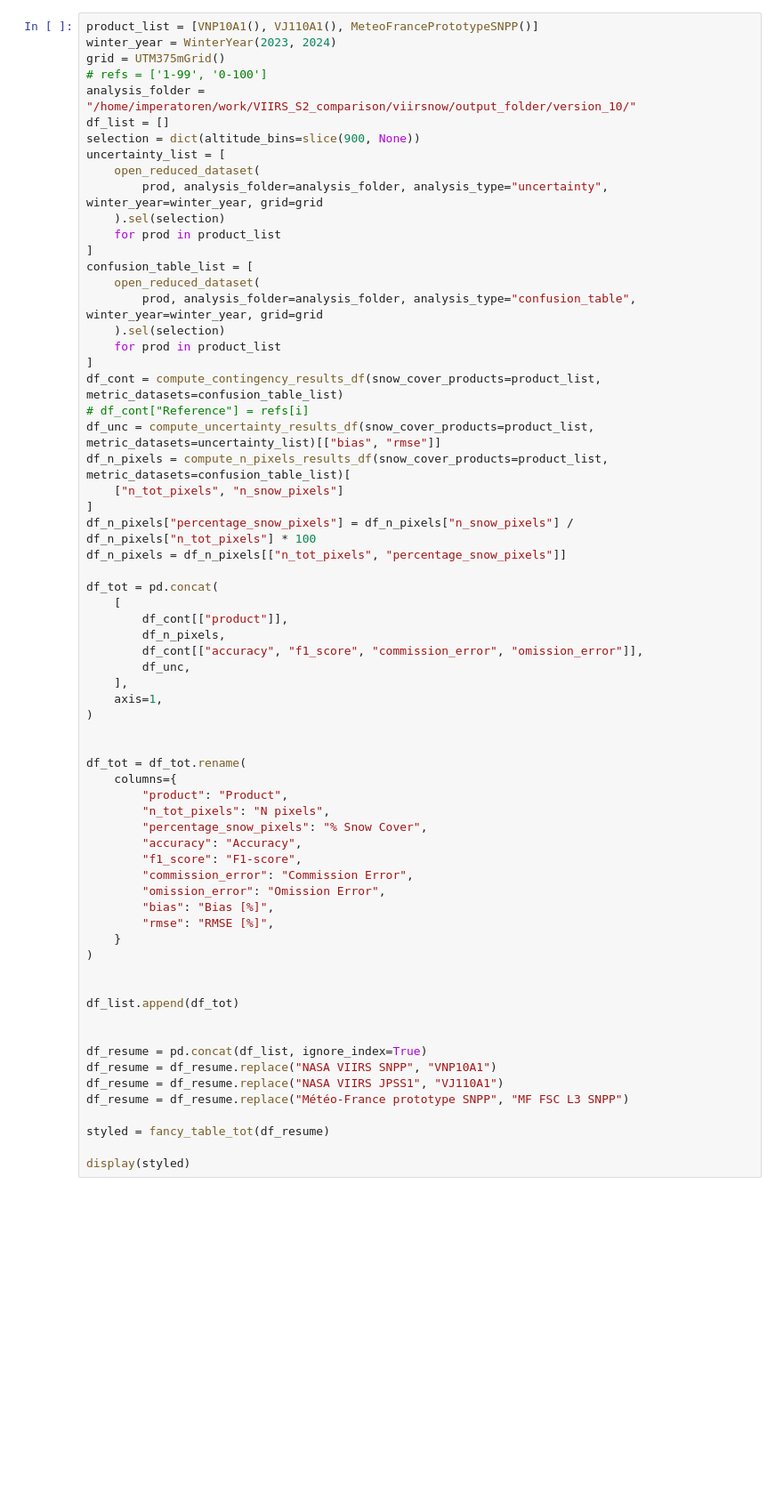
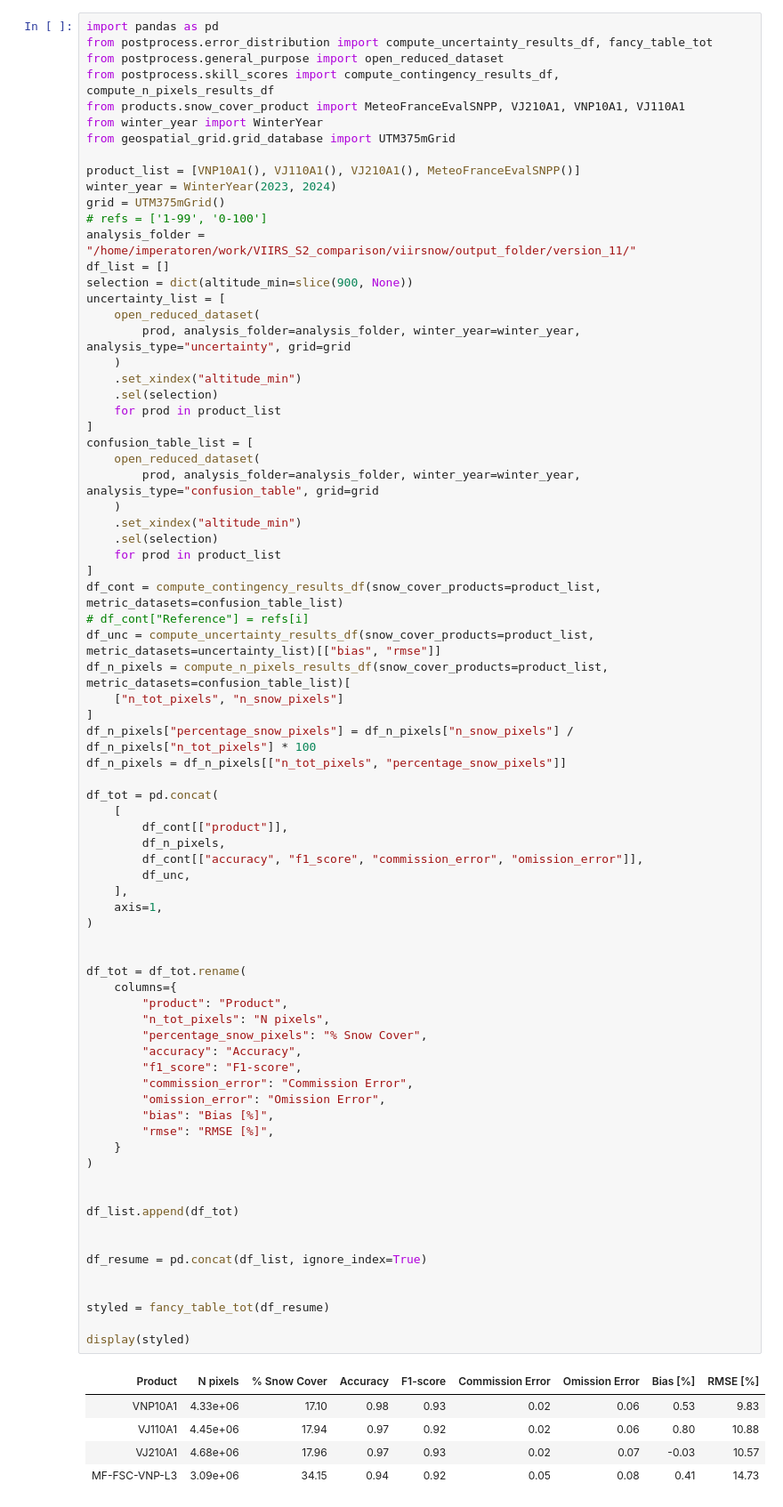
Before and after one commit to nicolaimpe/viirsnow, a Jupyter notebook: notebooks/article_illustrations.ipynb, the cells around one changed output. Shown at 89% size. Saved outputs shown, nothing was run; the diff lists cells and outputs as text; blank space fills up the shorter version.

```diff
--- a/notebooks/article_illustrations.ipynb
+++ b/notebooks/article_illustrations.ipynb
@@ -280,21 +227,33 @@ fig.patch.set_alpha(0.0)
 # %%
-product_list = [VNP10A1(), VJ110A1(), MeteoFrancePrototypeSNPP()]
+import pandas as pd
+from postprocess.error_distribution import compute_uncertainty_results_df, fancy_table_tot
+from postprocess.general_purpose import open_reduced_dataset
+from postprocess.skill_scores import compute_contingency_results_df, compute_n_pixels_results_df
+from products.snow_cover_product import MeteoFranceEvalSNPP, VJ210A1, VNP10A1, VJ110A1
+from winter_year import WinterYear
+from geospatial_grid.grid_database import UTM375mGrid
+
+product_list = [VNP10A1(), VJ110A1(), VJ210A1(), MeteoFranceEvalSNPP()]
 winter_year = WinterYear(2023, 2024)
 grid = UTM375mGrid()
 # refs = ['1-99', '0-100']
-analysis_folder = "/home/imperatoren/work/VIIRS_S2_comparison/viirsnow/output_folder/version_10/"
+analysis_folder = "/home/imperatoren/work/VIIRS_S2_comparison/viirsnow/output_folder/version_11/"
 df_list = []
-selection = dict(altitude_bins=slice(900, None))
+selection = dict(altitude_min=slice(900, None))
 uncertainty_list = [
     open_reduced_dataset(
-        prod, analysis_folder=analysis_folder, analysis_type="uncertainty", winter_year=winter_year, grid=grid
-    ).sel(selection)
+        prod, analysis_folder=analysis_folder, winter_year=winter_year, analysis_type="uncertainty", grid=grid
+    )
+    .set_xindex("altitude_min")
+    .sel(selection)
     for prod in product_list
 ]
 confusion_table_list = [
     open_reduced_dataset(
-        prod, analysis_folder=analysis_folder, analysis_type="confusion_table", winter_year=winter_year, grid=grid
-    ).sel(selection)
+        prod, analysis_folder=analysis_folder, winter_year=winter_year, analysis_type="confusion_table", grid=grid
+    )
+    .set_xindex("altitude_min")
+    .sel(selection)
     for prod in product_list
 ]
 df_cont = compute_contingency_results_df(snow_cover_products=product_list, metric_datasets=confusion_table_list)
@@ -313,33 +272,37 @@ df_tot = pd.concat(
         df_cont[["accuracy", "f1_score", "commission_error", "omission_error"]],
         df_unc,
     ],
     axis=1,
 )
 
 
 df_tot = df_tot.rename(
     columns={
         "product": "Product",
         "n_tot_pixels": "N pixels",
         "percentage_snow_pixels": "% Snow Cover",
         "accuracy": "Accuracy",
         "f1_score": "F1-score",
         "commission_error": "Commission Error",
         "omission_error": "Omission Error",
         "bias": "Bias [%]",
         "rmse": "RMSE [%]",
     }
 )
 
 
 df_list.append(df_tot)
 
 
 df_resume = pd.concat(df_list, ignore_index=True)
-df_resume = df_resume.replace("NASA VIIRS SNPP", "VNP10A1")
-df_resume = df_resume.replace("NASA VIIRS JPSS1", "VJ110A1")
-df_resume = df_resume.replace("Météo-France prototype SNPP", "MF FSC L3 SNPP")
+
 
 styled = fancy_table_tot(df_resume)
 
 display(styled)
+# %% [output]
+| Product | N pixels | % Snow Cover | Accuracy | F1-score | Commission Error | Omission Error | Bias [%] | RMSE [%] |
+| VNP10A1 | 4.33e+06 | 17.10 | 0.98 | 0.93 | 0.02 | 0.06 | 0.53 | 9.83 |
+| VJ110A1 | 4.45e+06 | 17.94 | 0.97 | 0.92 | 0.02 | 0.06 | 0.80 | 10.88 |
+| VJ210A1 | 4.68e+06 | 17.96 | 0.97 | 0.93 | 0.02 | 0.07 | -0.03 | 10.57 |
+| MF-FSC-VNP-L3 | 3.09e+06 | 34.15 | 0.94 | 0.92 | 0.05 | 0.08 | 0.41 | 14.73 |
```
Also changed, not shown: parts of 12 cells of this notebook, 9 other files.
